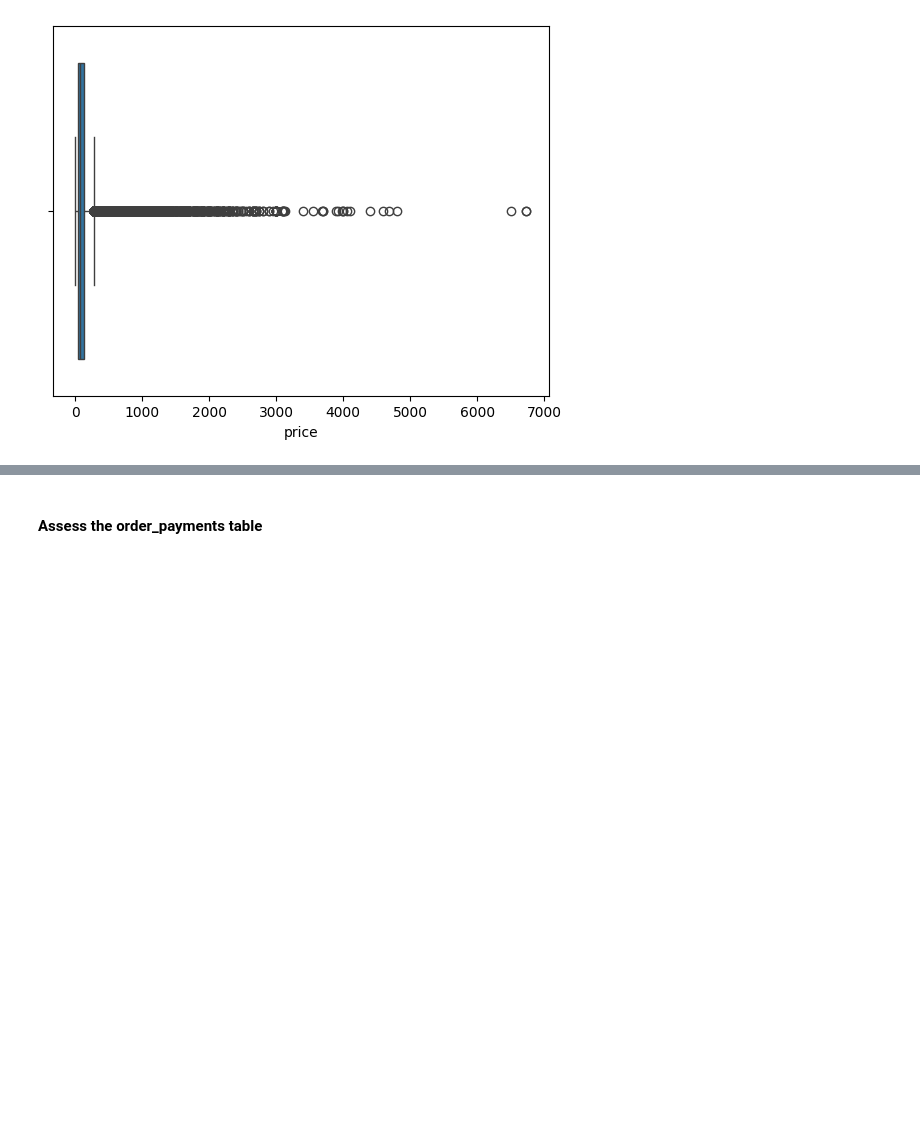
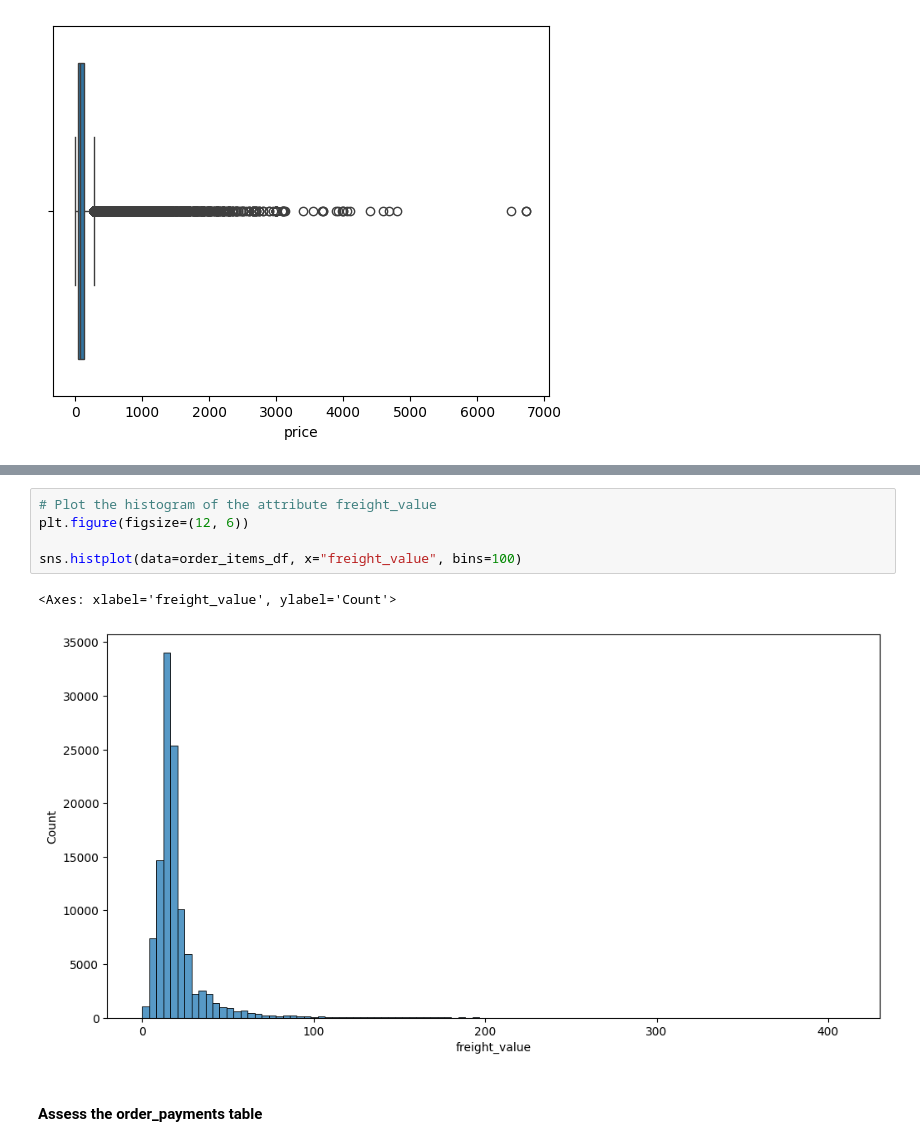
Before and after one commit to stefansphtr/Data-Analytics-Brazilian-Ecommerce, a Jupyter notebook: notebook.ipynb, the cells around one changed output, grey strips where cells are left out. Cells and saved outputs as stored; diff of their text form; blank space fills up the shorter version.

```diff
--- a/notebook.ipynb
+++ b/notebook.ipynb
@@ -306,3 +320,11 @@ sns.boxplot(x=order_items_df["price"])
+# %%
+# Plot the histogram of the attribute freight_value
+plt.figure(figsize=(12, 6))
+
+sns.histplot(data=order_items_df, x="freight_value", bins=100)
+# %% [output]
+<Axes: xlabel='freight_value', ylabel='Count'>
+[figure, added]
 # %% [markdown]
 #### Assess the order_payments table
 # %%
```
Also changed, not shown: parts of 20 cells of this notebook.
